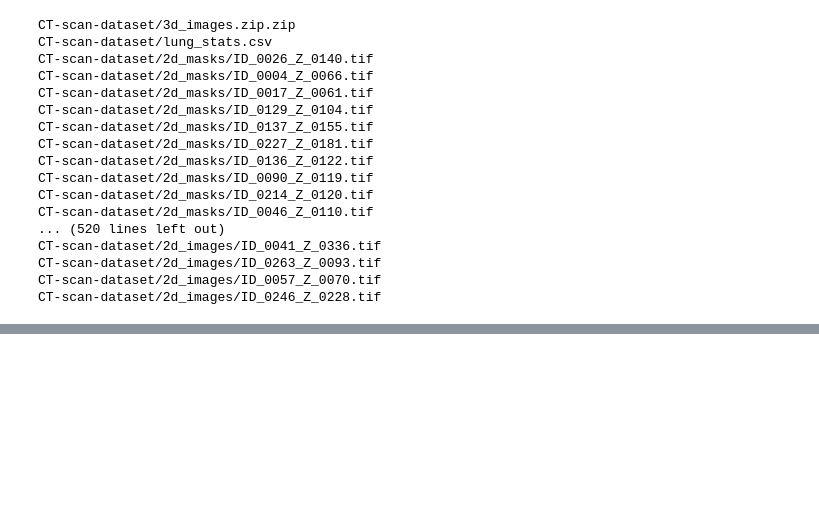
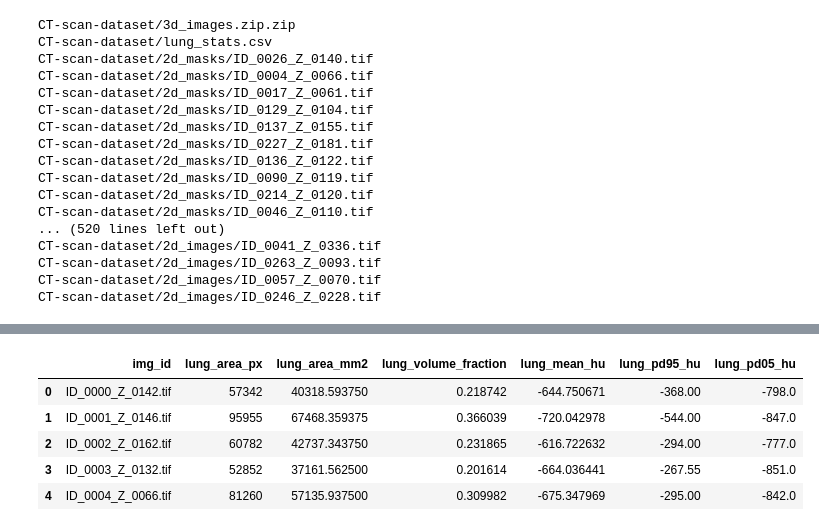
Before and after one commit to Ka0Ri/Simple-Unet, a Jupyter notebook: Data-analysis.ipynb, the cells around one changed output, grey strips where cells are left out. Cells and saved outputs as stored; diff of their text form; code cells hidden in the pictures; blank space fills up the shorter version.

```diff
--- a/Data-analysis.ipynb
+++ b/Data-analysis.ipynb
@@ -97,0 +98,9 @@ FileNotFoundError: [Errno 2] No such file or directory: '/kaggle/input/lung_stat
+# %%
+df1.head(5)
+# %% [output]
+|  | img_id | lung_area_px | lung_area_mm2 | lung_volume_fraction | lung_mean_hu | lung_pd95_hu | lung_pd05_hu |
+| 0 | ID_0000_Z_0142.tif | 57342 | 40318.593750 | 0.218742 | -644.750671 | -368.00 | -798.0 |
+| 1 | ID_0001_Z_0146.tif | 95955 | 67468.359375 | 0.366039 | -720.042978 | -544.00 | -847.0 |
+| 2 | ID_0002_Z_0162.tif | 60782 | 42737.343750 | 0.231865 | -616.722632 | -294.00 | -777.0 |
+| 3 | ID_0003_Z_0132.tif | 52852 | 37161.562500 | 0.201614 | -664.036441 | -267.55 | -851.0 |
+| 4 | ID_0004_Z_0066.tif | 81260 | 57135.937500 | 0.309982 | -675.347969 | -295.00 | -842.0 |
```
Also changed, not shown: parts of 4 cells of this notebook, 2 other files.
